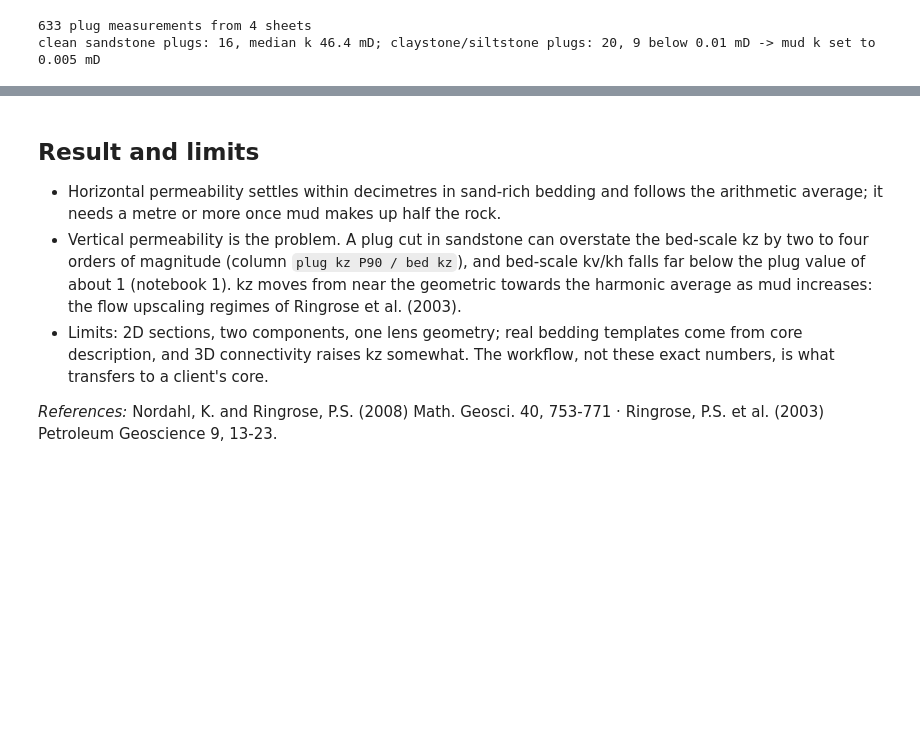
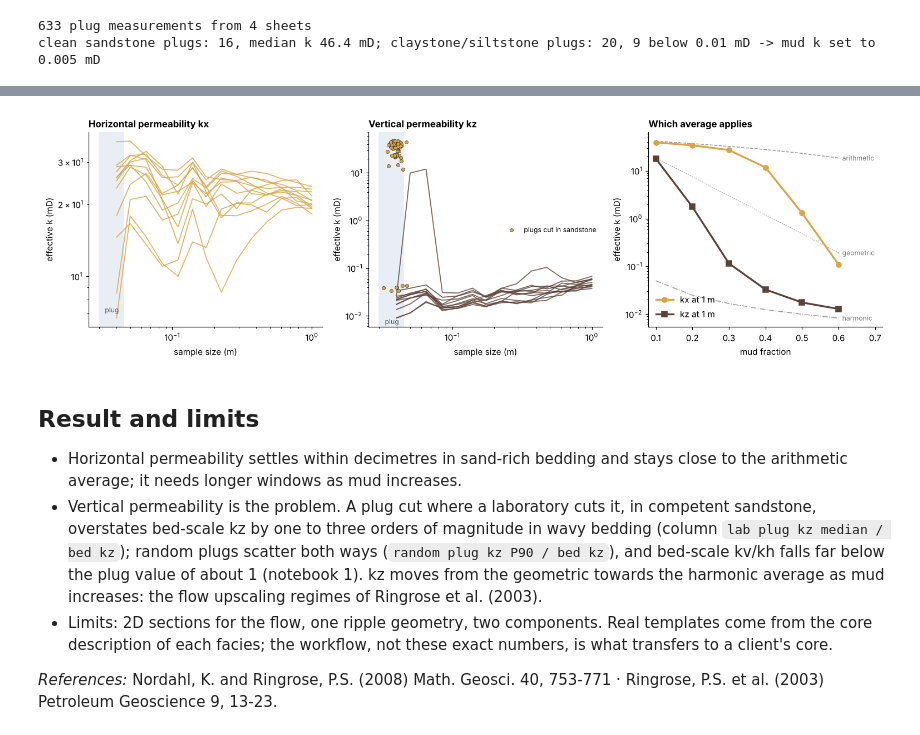
Before and after one commit to Kaitale/kai-case-studies, a Jupyter notebook: netherlands-zeerijp-rotliegend/03_bedding_rev_upscaling.ipynb, the cells around one changed output, grey strips where cells are left out. Cells and saved outputs as stored; diff of their text form; code cells hidden in the pictures; blank space fills up the shorter version.

```diff
--- a/netherlands-zeerijp-rotliegend/03_bedding_rev_upscaling.ipynb
+++ b/netherlands-zeerijp-rotliegend/03_bedding_rev_upscaling.ipynb
@@ -79,2 +88,23 @@ fig.tight_layout(); fig.savefig("figures/rev_upscaling.png")
+# %%
+Wm = [kt.calibrated_bedding(200, 1, 200, 0.35, seed=500 + i)[0][:, 0, :] for i in range(12)]
+W = pd.concat([kt.rev_scan(np.where(m2, k_mud, k_sand), sizes).assign(rlz=i) for i, m2 in enumerate(Wm)])
+LP = np.concatenate([lab_plugs(m2, count=6, seed=i) for i, m2 in enumerate(Wm)])
+W["size_m"] = W.cells * cell
+fig, ax = plt.subplots(1, 3, figsize=(14, 4.2))
+for i, g in W.groupby("rlz"):
+    ax[0].loglog(g.size_m, g.kx, color=SAND, lw=1.2, alpha=.8); ax[1].loglog(g.size_m, g.kz, color=MUD, lw=1.2, alpha=.8)
+ax[1].scatter(0.04 * np.exp(np.random.default_rng(1).normal(0, .08, len(LP))), LP, s=16, color=SAND, edgecolor=INK, lw=.4, zorder=5, label="plugs cut in sandstone")
+ax[1].legend(loc="center right", fontsize=8, frameon=False)
+for a_, t in zip(ax[:2], ["Horizontal permeability kx", "Vertical permeability kz"]):
+    a_.axvspan(0.03, 0.045, color="#e8eef4"); a_.text(0.037, a_.get_ylim()[0] * 1.15, "plug", ha="center", fontsize=8, color="#555")
+    a_.set_xlabel("sample size (m)"); a_.set_ylabel("effective k (mD)"); a_.set_title(t, loc="left")
+m_ = np.array(mud_fractions); ari = (1 - m_) * k_sand + m_ * k_mud; har = 1 / ((1 - m_) / k_sand + m_ / k_mud); geo = k_sand ** (1 - m_) * k_mud ** m_
+ax[2].semilogy(m_, ari, color="#999", lw=1, ls="--"); ax[2].semilogy(m_, geo, color="#999", lw=1, ls=":"); ax[2].semilogy(m_, har, color="#999", lw=1, ls="-.")
+ax[2].semilogy(m_, summary["kx 1 m (mD)"], "o-", color=SAND, lw=2.2, ms=6, label="kx at 1 m"); ax[2].semilogy(m_, summary["kz 1 m (mD)"], "s-", color=MUD, lw=2.2, ms=6, label="kz at 1 m")
+for y, t in [(ari[-1], "arithmetic"), (geo[-1], "geometric"), (har[-1], "harmonic")]: ax[2].text(m_[-1] + .01, y, t, fontsize=8, color="#777", va="center")
+ax[2].set_xlim(.08, .72); ax[2].set_xlabel("mud fraction"); ax[2].set_ylabel("effective k (mD)"); ax[2].set_title("Which average applies", loc="left"); ax[2].legend(loc="lower left")
+fig.tight_layout(); fig.savefig("figures/rev_upscaling.png", dpi=150)
+# %% [output]
+[figure, added]
 # %%
 summary.to_csv("results/rev_summary.csv", index=False)
@@ -84,7 +115,7 @@ assert summary["kv/kh 1 m"].max() < 0.1
 # %% [markdown]
 ## Result and limits
-* Horizontal permeability settles within decimetres in sand-rich bedding and follows the arithmetic average; it needs a metre or more once mud makes up half the rock.
-* Vertical permeability is the problem. A plug cut in sandstone can overstate the bed-scale kz by two to four orders of magnitude (column `plug kz P90 / bed kz`), and bed-scale kv/kh falls far below the plug value of about 1 (notebook 1). kz moves from near the geometric towards the harmonic average as mud increases: the flow upscaling regimes of Ringrose et al. (2003).
-* Limits: 2D sections, two components, one lens geometry; real bedding templates come from core description, and 3D connectivity raises kz somewhat. The workflow, not these exact numbers, is what transfers to a client's core.
+* Horizontal permeability settles within decimetres in sand-rich bedding and stays close to the arithmetic average; it needs longer windows as mud increases.
+* Vertical permeability is the problem. A plug cut where a laboratory cuts it, in competent sandstone, overstates bed-scale kz by one to three orders of magnitude in wavy bedding (column `lab plug kz median / bed kz`); random plugs scatter both ways (`random plug kz P90 / bed kz`), and bed-scale kv/kh falls far below the plug value of about 1 (notebook 1). kz moves from the geometric towards the harmonic average as mud increases: the flow upscaling regimes of Ringrose et al. (2003).
+* Limits: 2D sections for the flow, one ripple geometry, two components. Real templates come from the core description of each facies; the workflow, not these exact numbers, is what transfers to a client's core.
 
 *References:* Nordahl, K. and Ringrose, P.S. (2008) Math. Geosci. 40, 753-771 · Ringrose, P.S. et al. (2003) Petroleum Geoscience 9, 13-23.
```
Also changed, not shown: parts of 9 cells of this notebook, 14 other files.
